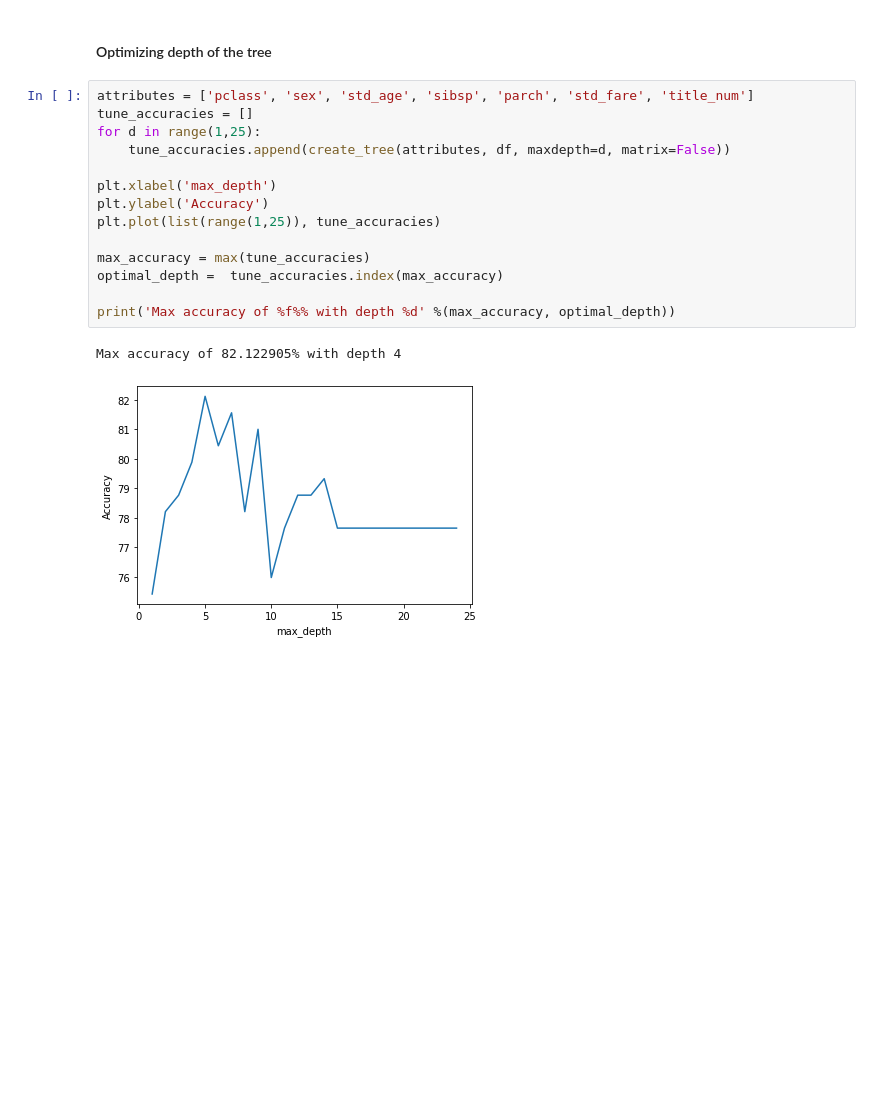
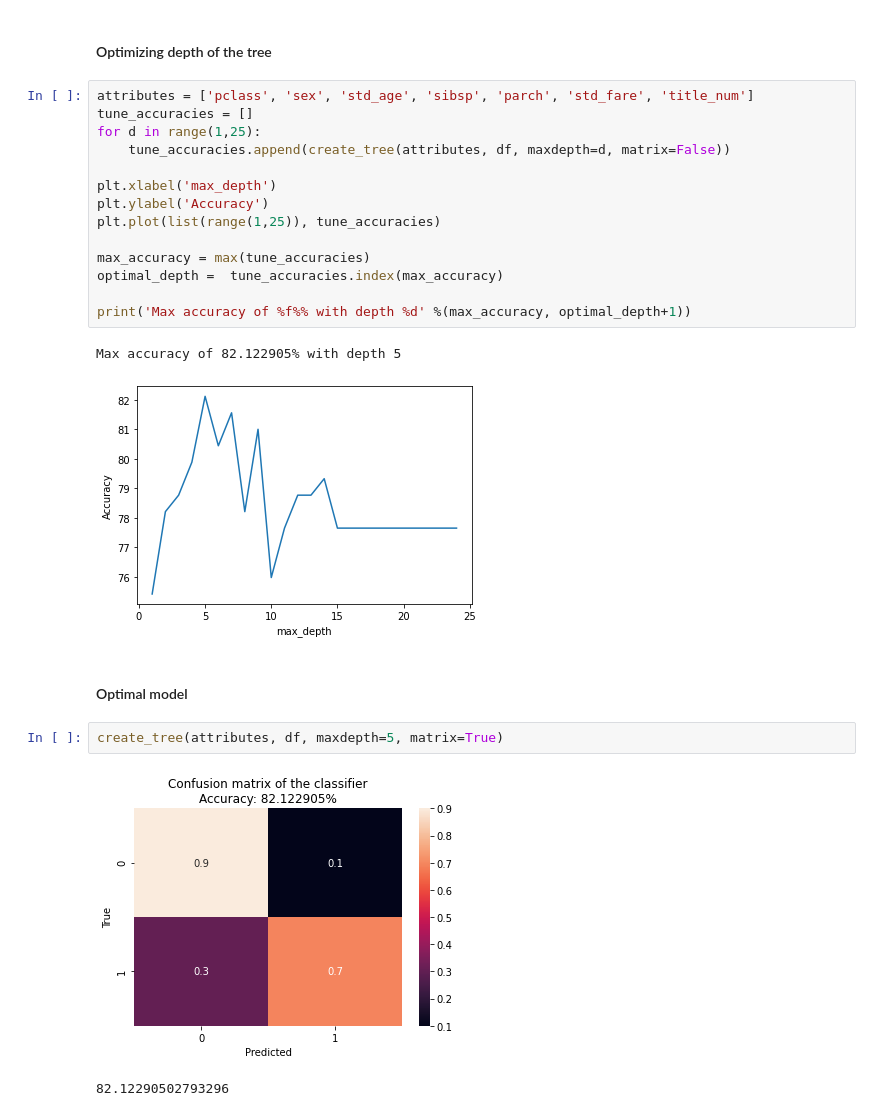
Before and after one commit to kevinmiguel97/Titanic-Model, a Jupyter notebook: titanic_analysis.ipynb, the cells around one changed output. Saved outputs shown, nothing was run; the diff lists cells and outputs as text; blank space fills up the shorter version.

Commit message:
Optimal model generated

```diff
--- a/titanic_analysis.ipynb
+++ b/titanic_analysis.ipynb
@@ -445,7 +445,14 @@ plt.plot(list(range(1,25)), tune_accuracies)
 max_accuracy = max(tune_accuracies)
 optimal_depth =  tune_accuracies.index(max_accuracy)
 
-print('Max accuracy of %f%% with depth %d' %(max_accuracy, optimal_depth))
+print('Max accuracy of %f%% with depth %d' %(max_accuracy, optimal_depth+1))
 # %% [output]
-Max accuracy of 82.122905% with depth 4
+Max accuracy of 82.122905% with depth 5
 [figure]
+# %% [markdown]
+#### Optimal model
+# %%
+create_tree(attributes, df, maxdepth=5, matrix=True)
+# %% [output]
+[figure, added]
+82.12290502793296
```
